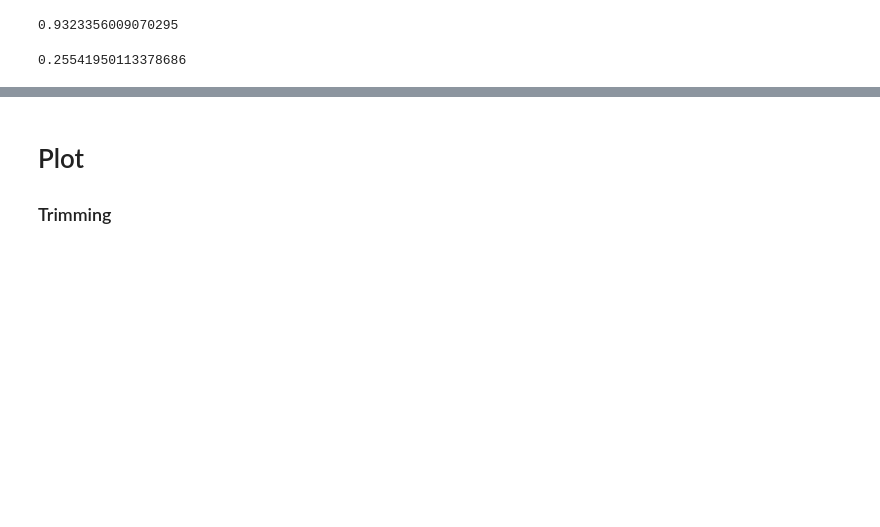
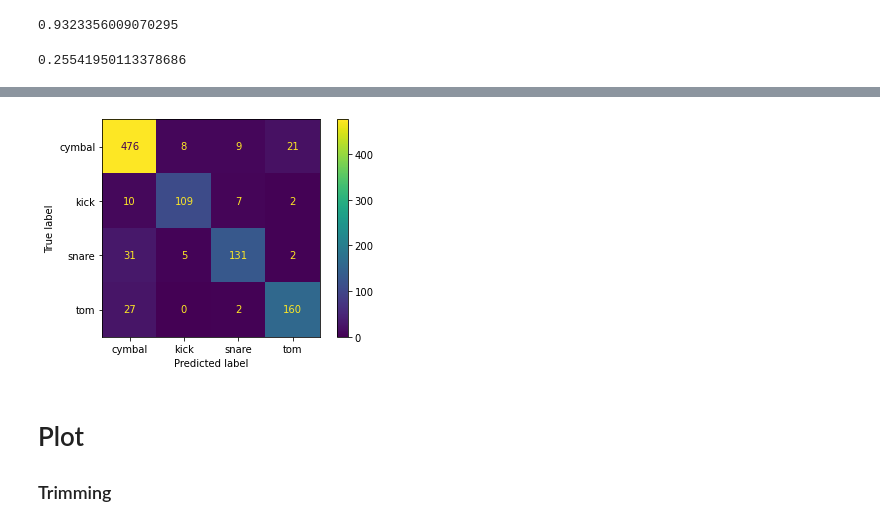
Before and after one commit to LandonTatro/Drum_Classification, a Jupyter notebook: Audio_Files.ipynb, the cells around one changed output, grey strips where cells are left out. Cells and saved outputs as stored; diff of their text form; code cells hidden in the pictures; blank space fills up the shorter version.

```diff
--- a/Audio_Files.ipynb
+++ b/Audio_Files.ipynb
@@ -202,0 +197,3 @@ df
+# %%
+inp = df.drop(columns=['ins', 'file_name', 'sr', 'y', 'y_trimmed'])
+target = df['ins']
@@ -202,0 +207,6 @@ df
+# %%
+X_train, X_test, y_train, y_test = train_test_split(inp, target, random_state=42)
+# %%
+rf = RandomForestClassifier(n_estimators=50, random_state=42)
+
+rf.fit(X_train, y_train)
@@ -202,0 +215,2 @@ df
+# %%
+results = rf.predict(X_test)
@@ -203,3 +250,12 @@ df
+# %%
+# Create confusion matrix
+cm = confusion_matrix(y_test, results)
+
+# display confusion matrix with ConfusionMatrixDisplay
+cm_display = ConfusionMatrixDisplay(confusion_matrix=cm, display_labels=rf.classes_)
+cm_display.plot();
+# %% [output]
+[figure, added]
 # %% [markdown]
 # Plot
 
```
Also changed, not shown: parts of 19 cells of this notebook.
